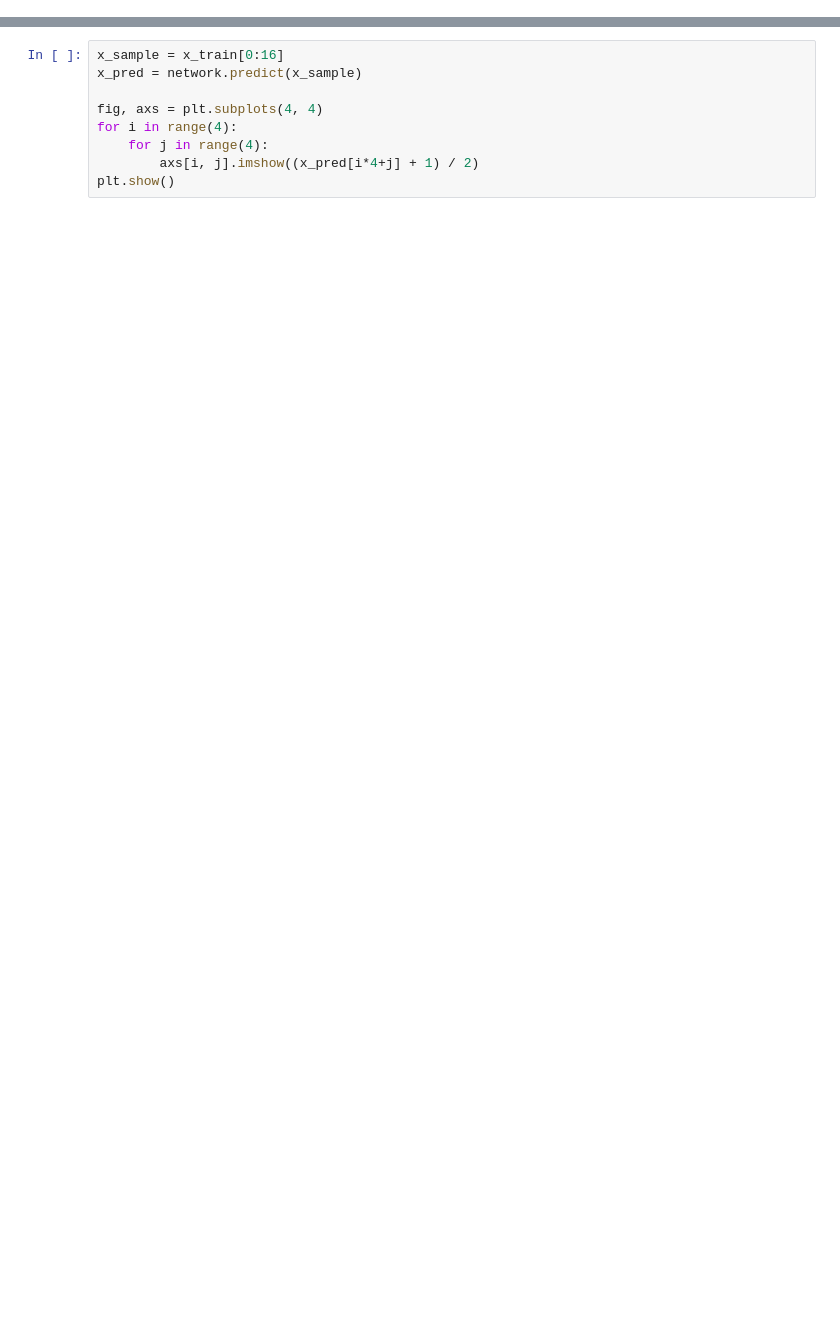
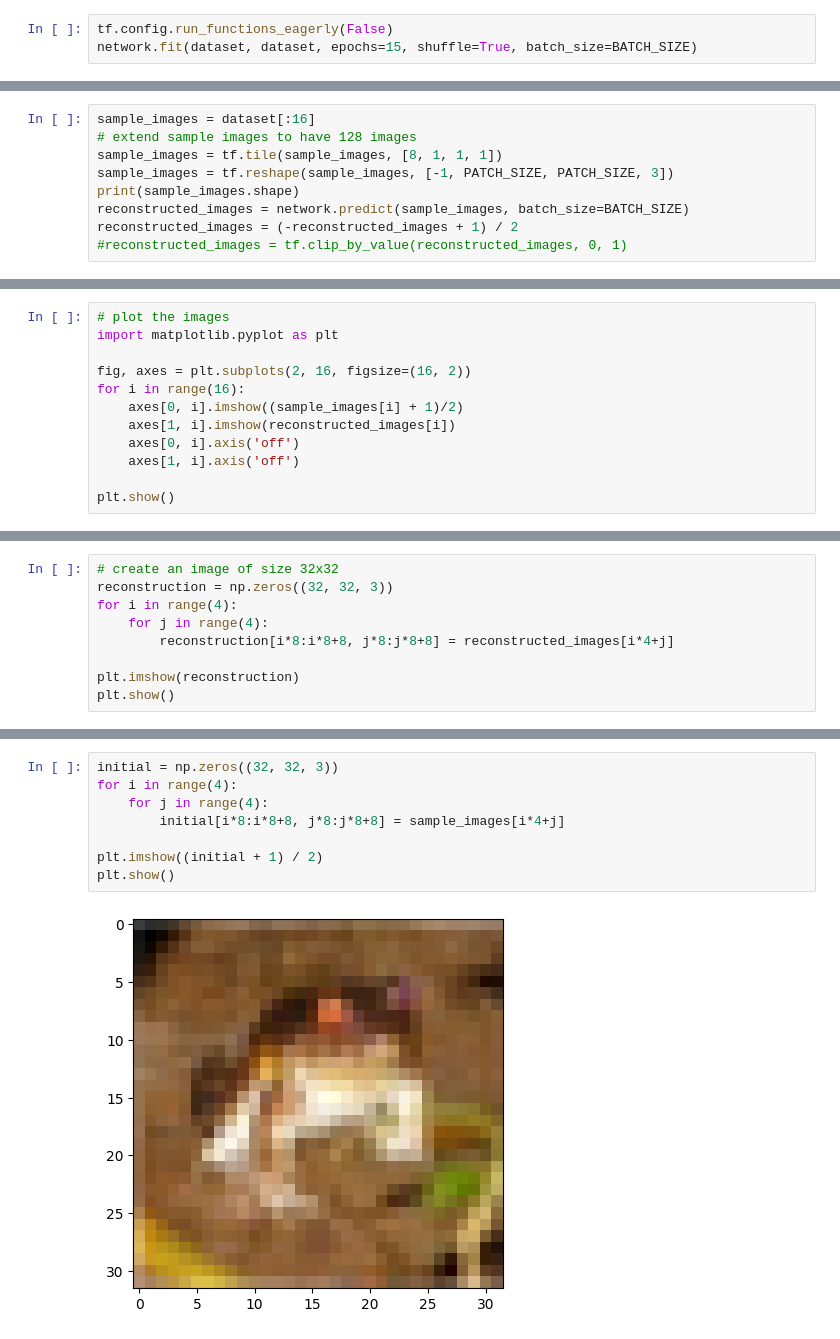
Before and after one commit to Ca3zsar/ImageCompression, a Jupyter notebook: train.ipynb, the cells around one changed output, grey strips where cells are left out. Drawn from its saved outputs; the diff is of its cells as text; blank space fills up the shorter version.

```diff
--- a/train.ipynb
+++ b/train.ipynb
@@ -170,0 +94,3 @@ TypeError: Missing required positional argument
+# %%
+tf.config.run_functions_eagerly(False)
+network.fit(dataset, dataset, epochs=15, shuffle=True, batch_size=BATCH_SIZE)
@@ -170,0 +107,9 @@ TypeError: Missing required positional argument
+# %%
+sample_images = dataset[:16]
+# extend sample images to have 128 images
+sample_images = tf.tile(sample_images, [8, 1, 1, 1])
+sample_images = tf.reshape(sample_images, [-1, PATCH_SIZE, PATCH_SIZE, 3])
+print(sample_images.shape)
+reconstructed_images = network.predict(sample_images, batch_size=BATCH_SIZE)
+reconstructed_images = (-reconstructed_images + 1) / 2
+#reconstructed_images = tf.clip_by_value(reconstructed_images, 0, 1)
@@ -170,0 +119,12 @@ TypeError: Missing required positional argument
+# %%
+# plot the images
+import matplotlib.pyplot as plt
+
+fig, axes = plt.subplots(2, 16, figsize=(16, 2))
+for i in range(16):
+    axes[0, i].imshow((sample_images[i] + 1)/2)
+    axes[1, i].imshow(reconstructed_images[i])
+    axes[0, i].axis('off')
+    axes[1, i].axis('off')
+
+plt.show()
@@ -170,0 +149,9 @@ TypeError: Missing required positional argument
+# %%
+# create an image of size 32x32
+reconstruction = np.zeros((32, 32, 3))
+for i in range(4):
+    for j in range(4):
+        reconstruction[i*8:i*8+8, j*8:j*8+8] = reconstructed_images[i*4+j]
+
+plt.imshow(reconstruction)
+plt.show()
@@ -171,9 +161,10 @@ TypeError: Missing required positional argument
 # %%
-x_sample = x_train[0:16]
-x_pred = network.predict(x_sample)
-
-fig, axs = plt.subplots(4, 4)
+initial = np.zeros((32, 32, 3))
 for i in range(4):
     for j in range(4):
-        axs[i, j].imshow((x_pred[i*4+j] + 1) / 2)
+        initial[i*8:i*8+8, j*8:j*8+8] = sample_images[i*4+j]
+
+plt.imshow((initial + 1) / 2)
 plt.show()
+# %% [output]
+[figure, added]
```
Also changed, not shown: parts of 25 cells of this notebook, 4 other files.
